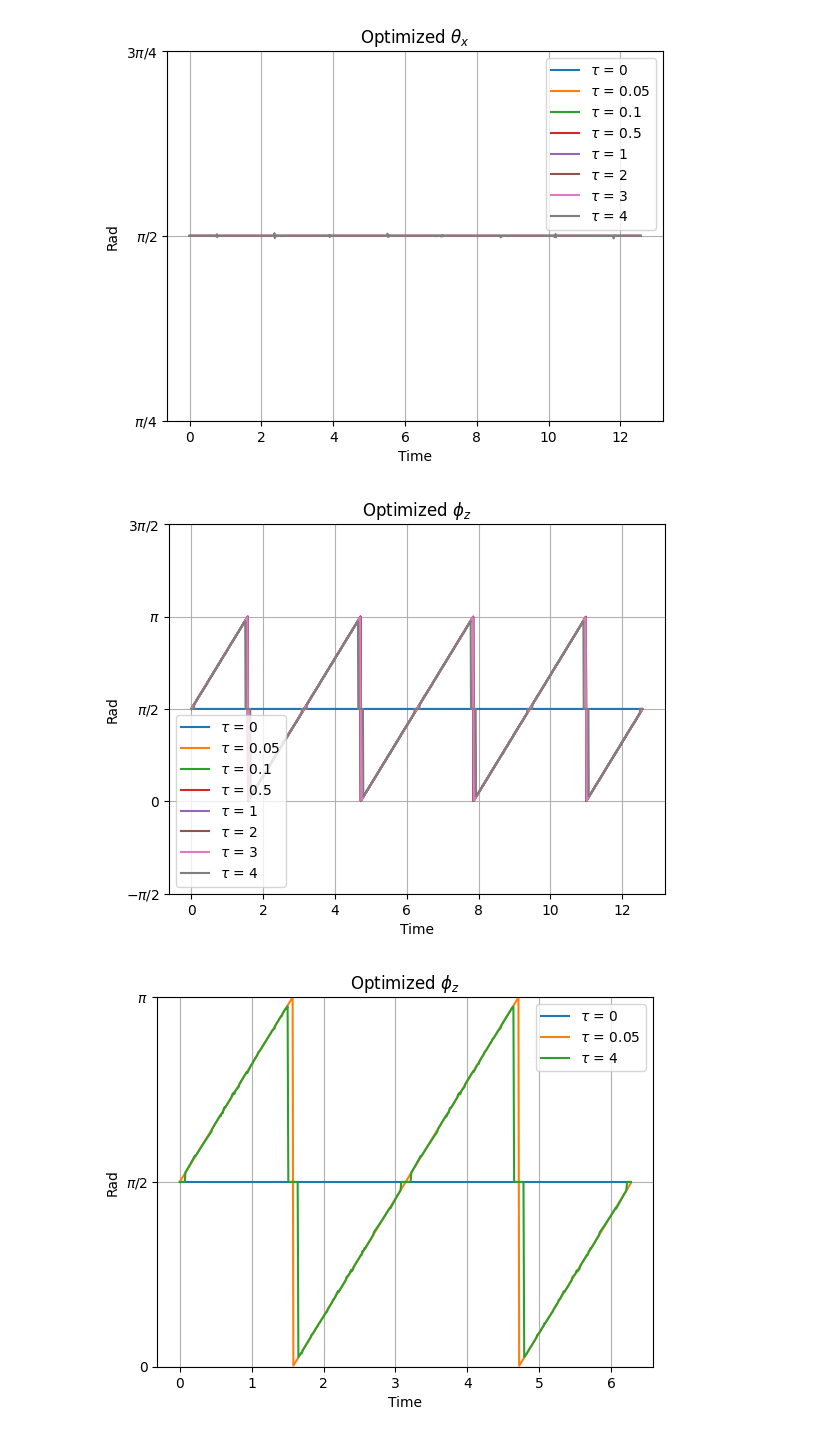
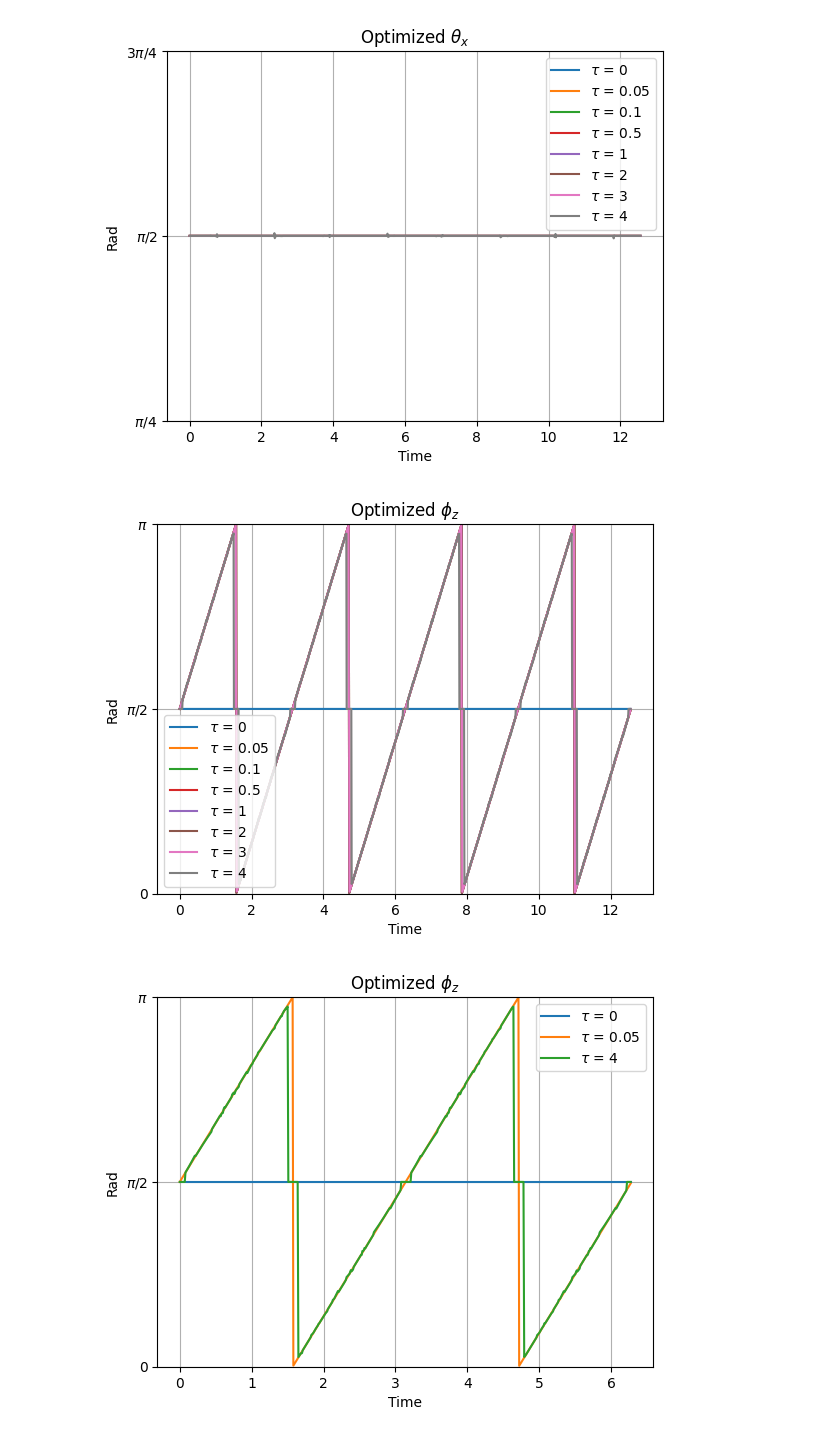
Before and after one commit to iridescent0923/Quantum_Optimization, a Jupyter notebook: Pennylane_Workspace/complete/[1-qubit]/[ps=0]/scipy_[all].ipynb, the cells around one changed output. Drawn from its saved outputs; the diff is of its cells as text; code cells hidden in the pictures.

```diff
--- a/Pennylane_Workspace/complete/[1-qubit]/[ps=0]/scipy_[all].ipynb
+++ b/Pennylane_Workspace/complete/[1-qubit]/[ps=0]/scipy_[all].ipynb
@@ -217,22 +217,22 @@ plt.show()
 # %%
 for i in range(0, len(tau_plot)):
     # if i != 4:
         plt.plot(Sweep_data_arange, Para_store[i][:, 1], label = f'$\\tau$ = {tau_plot[i]}')
 
 # Set the yticks to be at -2π, -π, 0, π, and 2π
 plt.yticks([-np.pi, -np.pi/2, 0, np.pi/2, np.pi, (3*np.pi)/2, 2*np.pi], ['$-\pi$', '$-\pi/2$', '0', '$\pi/2$', '$\pi$', '$3\pi/2$', '$2\pi$'])
 
-plt.ylim(-1*np.pi/2, 3*np.pi/2)
+plt.ylim(0, 2*np.pi/2)
 
 plt.title(f'Optimized $\\phi_{{z}}$')
 plt.xlabel('Time')
 plt.ylabel('Rad')
 plt.grid()
 plt.legend()
 
 plt.show()
 # %% [output]
-[figure, old version]
+[figure, new version]
 # %%
 slice = int(len(Sweep_data_arange) / 2)
 
```
Also changed, not shown: 17 other files.
